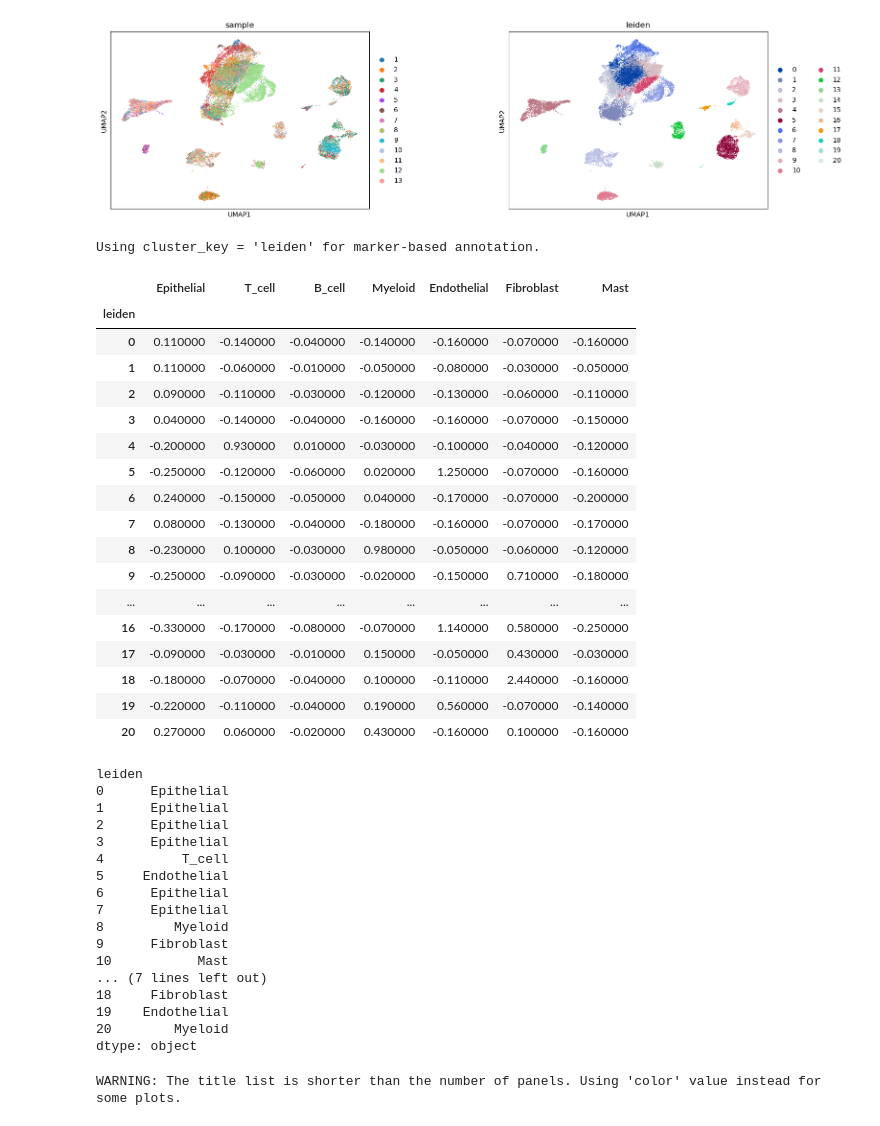
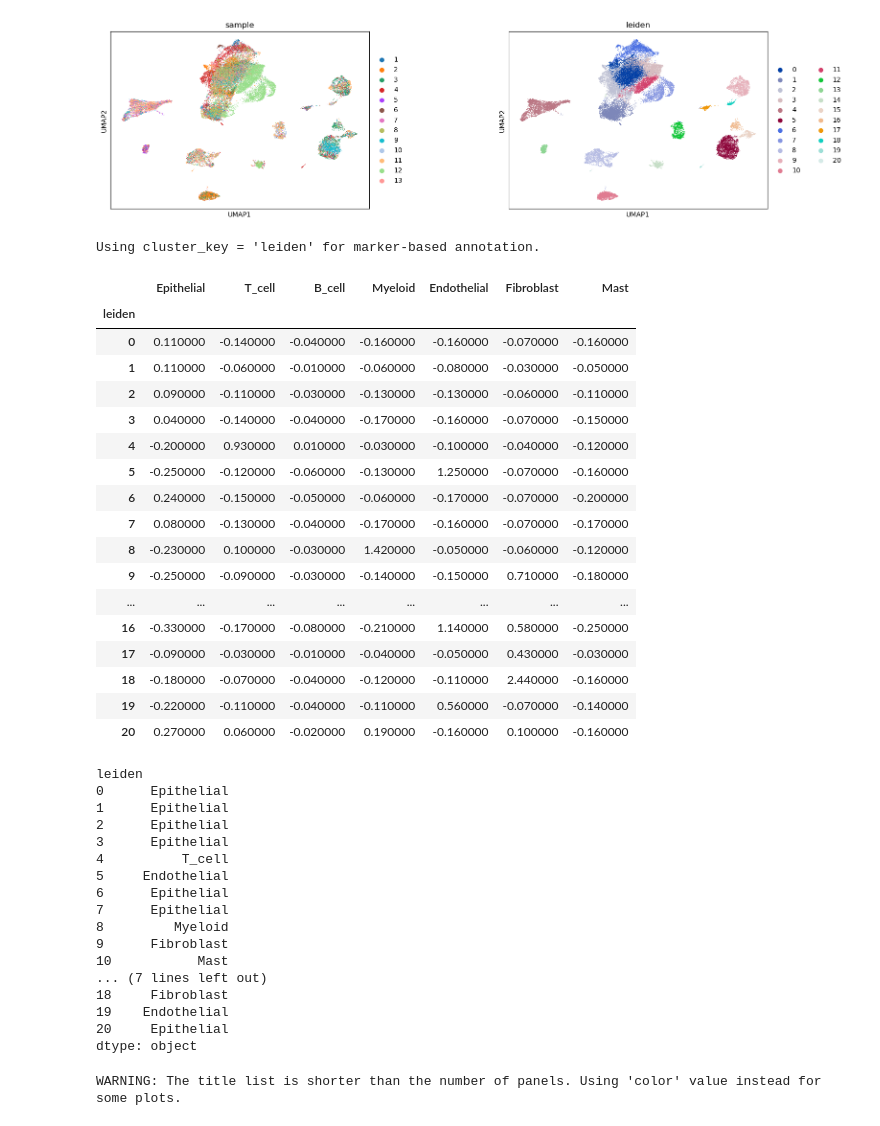
Before and after one commit to Irfanwustl/scRNA-seq-pipeline, a Jupyter notebook: examples/Chen_NatureCellBiol_2021.ipynb, the cells around one changed output. Saved outputs shown, nothing was run; the diff lists cells and outputs as text; code cells hidden in the pictures.

```diff
--- a/examples/Chen_NatureCellBiol_2021.ipynb
+++ b/examples/Chen_NatureCellBiol_2021.ipynb
@@ -189,7 +190,10 @@ marker_dict = {
         "MS4A1", "CD79A", "CD79B",
     ],
     "Myeloid": [
-        "LYZ", "S100A8", "S100A9", "LGALS3",
+        "LYZ",
+        "CD68", "CD14",
+        "TYROBP", "LST1",
+        "CSF1R", "FCGR3A",
     ],
 
     # -----------------------
@@ -205,6 +209,7 @@ marker_dict = {
         "TPSAB1", "TPSB2", "CPA3", "KIT", "HDC", "MS4A2",
     ],
 }
+
 
 # ------------------------------------------------------------------
 # 2) Pick a cluster column automatically
@@ -231,49 +236,49 @@ cluster_scores, suggested = score_markers_and_suggest_labels(
     adata_proc,
     marker_dict=marker_dict,
     cluster_key=cluster_key,
 )
 
 # ------------------------------------------------------------------
 # 4) Pretty display (with fallback if styling fails)
 # ------------------------------------------------------------------
 try:
     display(
         cluster_scores
         .round(2)
         .style
         .background_gradient(cmap="viridis")
         .set_properties(**{"text-align": "center"})
         .set_table_styles([
             dict(selector="th", props=[("text-align", "center")]),
         ])
     )
 except Exception as e:
     # e.g. jinja2 not installed or in non-notebook context
     print("Styled display failed, showing plain table instead:", repr(e))
     display(cluster_scores.round(2))
 
 # If you want, you can also inspect the suggested labels:
 suggested
 # %% [output]
 Using cluster_key = 'leiden' for marker-based annotation.
 |  | Epithelial | T_cell | B_cell | Myeloid | Endothelial | Fibroblast | Mast |
 | leiden |  |  |  |  |  |  |  |
-| 0 | 0.110000 | -0.140000 | -0.040000 | -0.140000 | -0.160000 | -0.070000 | -0.160000 |
-| 1 | 0.110000 | -0.060000 | -0.010000 | -0.050000 | -0.080000 | -0.030000 | -0.050000 |
-| 2 | 0.090000 | -0.110000 | -0.030000 | -0.120000 | -0.130000 | -0.060000 | -0.110000 |
-| 3 | 0.040000 | -0.140000 | -0.040000 | -0.160000 | -0.160000 | -0.070000 | -0.150000 |
+| 0 | 0.110000 | -0.140000 | -0.040000 | -0.160000 | -0.160000 | -0.070000 | -0.160000 |
+| 1 | 0.110000 | -0.060000 | -0.010000 | -0.060000 | -0.080000 | -0.030000 | -0.050000 |
+| 2 | 0.090000 | -0.110000 | -0.030000 | -0.130000 | -0.130000 | -0.060000 | -0.110000 |
+| 3 | 0.040000 | -0.140000 | -0.040000 | -0.170000 | -0.160000 | -0.070000 | -0.150000 |
 | 4 | -0.200000 | 0.930000 | 0.010000 | -0.030000 | -0.100000 | -0.040000 | -0.120000 |
-| 5 | -0.250000 | -0.120000 | -0.060000 | 0.020000 | 1.250000 | -0.070000 | -0.160000 |
-| 6 | 0.240000 | -0.150000 | -0.050000 | 0.040000 | -0.170000 | -0.070000 | -0.200000 |
-| 7 | 0.080000 | -0.130000 | -0.040000 | -0.180000 | -0.160000 | -0.070000 | -0.170000 |
-| 8 | -0.230000 | 0.100000 | -0.030000 | 0.980000 | -0.050000 | -0.060000 | -0.120000 |
-| 9 | -0.250000 | -0.090000 | -0.030000 | -0.020000 | -0.150000 | 0.710000 | -0.180000 |
+| 5 | -0.250000 | -0.120000 | -0.060000 | -0.130000 | 1.250000 | -0.070000 | -0.160000 |
+| 6 | 0.240000 | -0.150000 | -0.050000 | -0.060000 | -0.170000 | -0.070000 | -0.200000 |
+| 7 | 0.080000 | -0.130000 | -0.040000 | -0.170000 | -0.160000 | -0.070000 | -0.170000 |
+| 8 | -0.230000 | 0.100000 | -0.030000 | 1.420000 | -0.050000 | -0.060000 | -0.120000 |
+| 9 | -0.250000 | -0.090000 | -0.030000 | -0.140000 | -0.150000 | 0.710000 | -0.180000 |
 | ... | ... | ... | ... | ... | ... | ... | ... |
-| 16 | -0.330000 | -0.170000 | -0.080000 | -0.070000 | 1.140000 | 0.580000 | -0.250000 |
-| 17 | -0.090000 | -0.030000 | -0.010000 | 0.150000 | -0.050000 | 0.430000 | -0.030000 |
-| 18 | -0.180000 | -0.070000 | -0.040000 | 0.100000 | -0.110000 | 2.440000 | -0.160000 |
-| 19 | -0.220000 | -0.110000 | -0.040000 | 0.190000 | 0.560000 | -0.070000 | -0.140000 |
-| 20 | 0.270000 | 0.060000 | -0.020000 | 0.430000 | -0.160000 | 0.100000 | -0.160000 |
+| 16 | -0.330000 | -0.170000 | -0.080000 | -0.210000 | 1.140000 | 0.580000 | -0.250000 |
+| 17 | -0.090000 | -0.030000 | -0.010000 | -0.040000 | -0.050000 | 0.430000 | -0.030000 |
+| 18 | -0.180000 | -0.070000 | -0.040000 | -0.120000 | -0.110000 | 2.440000 | -0.160000 |
+| 19 | -0.220000 | -0.110000 | -0.040000 | -0.110000 | 0.560000 | -0.070000 | -0.140000 |
+| 20 | 0.270000 | 0.060000 | -0.020000 | 0.190000 | -0.160000 | 0.100000 | -0.160000 |
 leiden
 0      Epithelial
 1      Epithelial
@@ -289,7 +294,7 @@ leiden
 ... (7 lines left out)
 18     Fibroblast
 19    Endothelial
-20        Myeloid
+20     Epithelial
 dtype: object
 # %%
 
```
Also changed, not shown: parts of 1 cell of this notebook, 2 other files.
